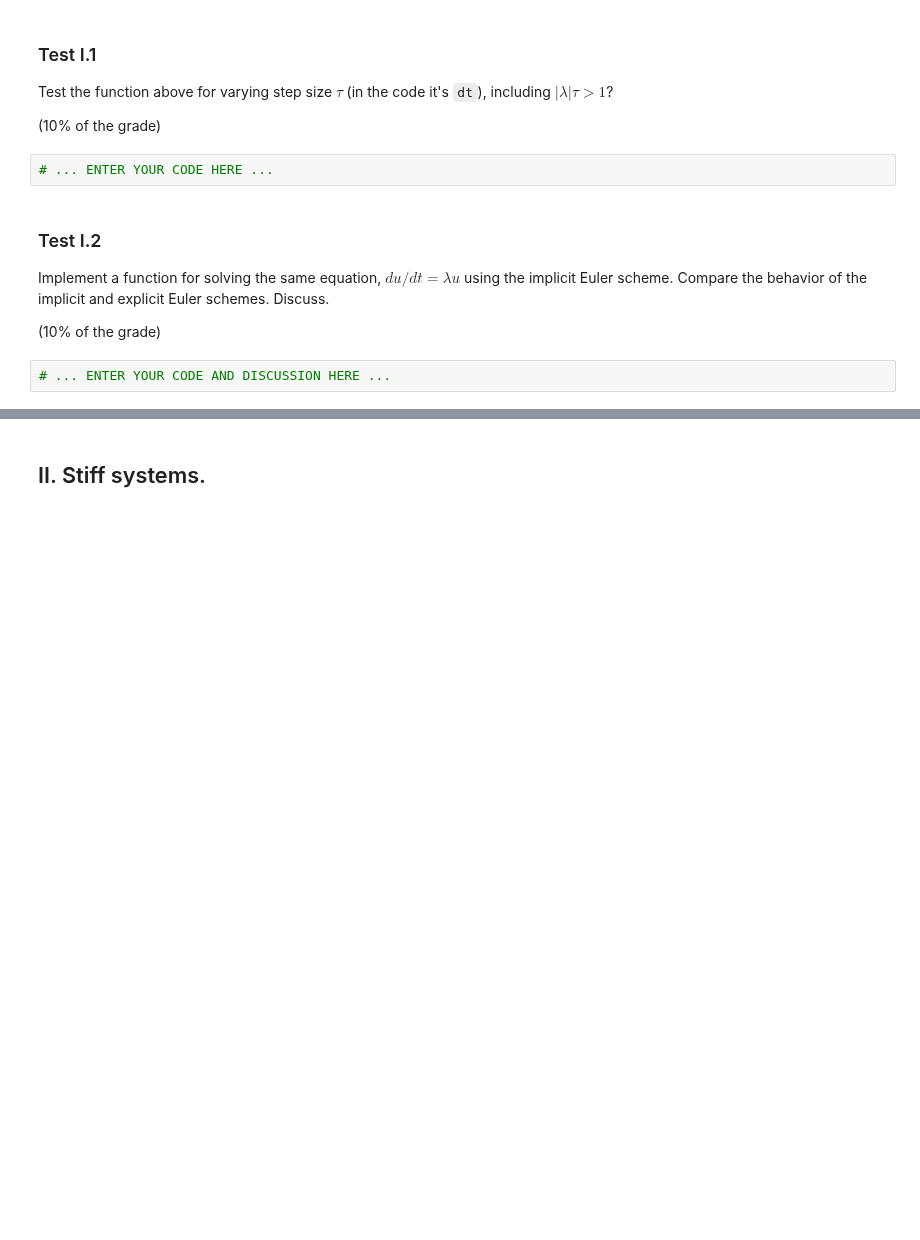
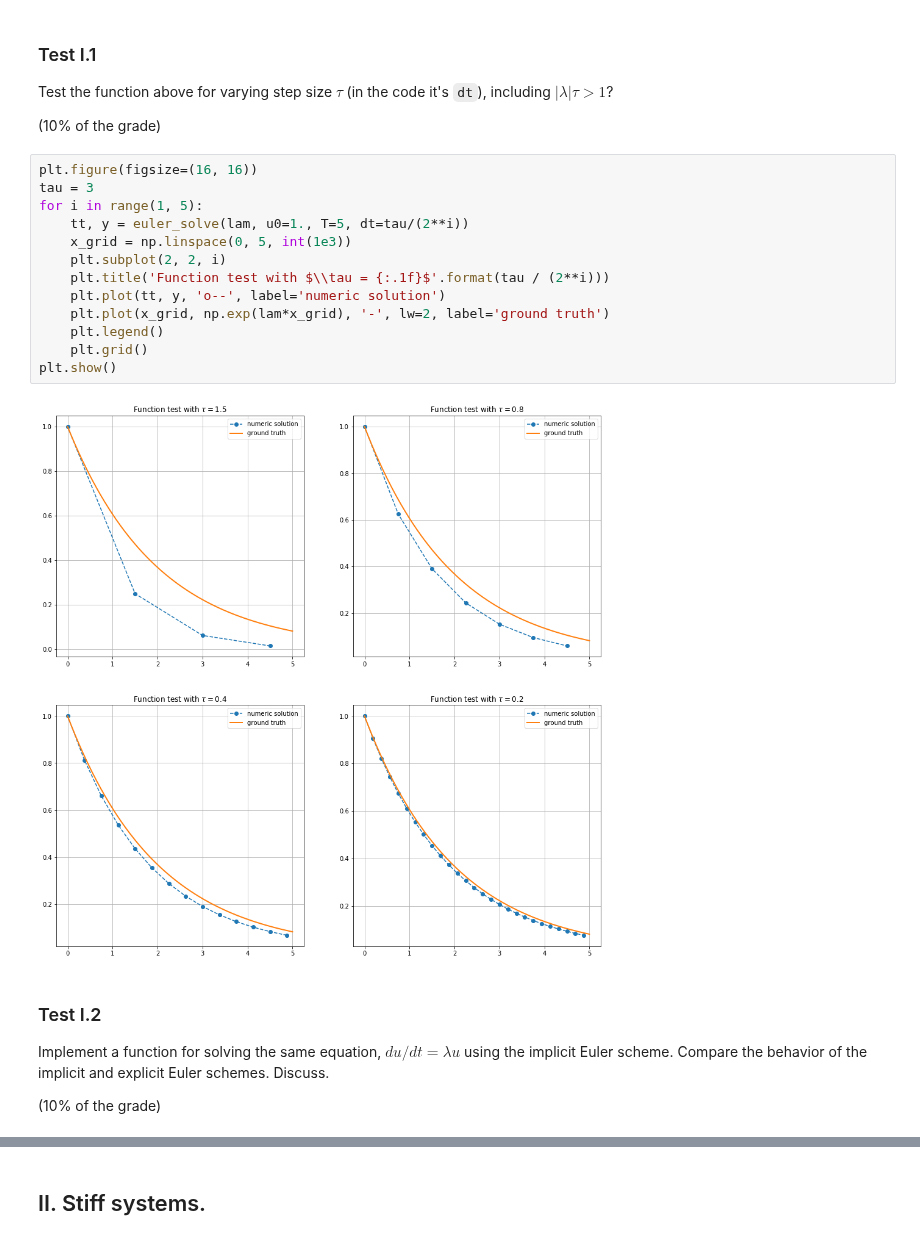
Before and after one commit to ev-br/CP2020, a Jupyter notebook: week_7_IVP_ODE.ipynb, the cells around one changed output, grey strips where cells are left out. Cells and saved outputs as stored; diff of their text form; blank space fills up the shorter version.

```diff
--- a/week_7_IVP_ODE.ipynb
+++ b/week_7_IVP_ODE.ipynb
@@ -42,13 +45,24 @@ plt.grid(True)
 Test the function above for varying step size $\tau$ (in the code it's `dt`), including $|\lambda| \tau > 1$?
 
 (10% of the grade)
-# %%
-# ... ENTER YOUR CODE HERE ...
+# %%
+plt.figure(figsize=(16, 16))
+tau = 3
+for i in range(1, 5):
+    tt, y = euler_solve(lam, u0=1., T=5, dt=tau/(2**i))
+    x_grid = np.linspace(0, 5, int(1e3))
+    plt.subplot(2, 2, i)
+    plt.title('Function test with $\\tau = {:.1f}$'.format(tau / (2**i)))
+    plt.plot(tt, y, 'o--', label='numeric solution')
+    plt.plot(x_grid, np.exp(lam*x_grid), '-', lw=2, label='ground truth')
+    plt.legend()
+    plt.grid()
+plt.show()
+# %% [output]
+[figure, added]
 # %% [markdown]
 ### Test I.2
 
 Implement a function for solving the same equation, $du/dt = \lambda u$ using the implicit Euler scheme. Compare the behavior of the implicit and explicit Euler schemes. Discuss.
 
 (10% of the grade)
-# %%
-# ... ENTER YOUR CODE AND DISCUSSION HERE ...
```
Also changed, not shown: parts of 22 cells of this notebook, 3 other files.
